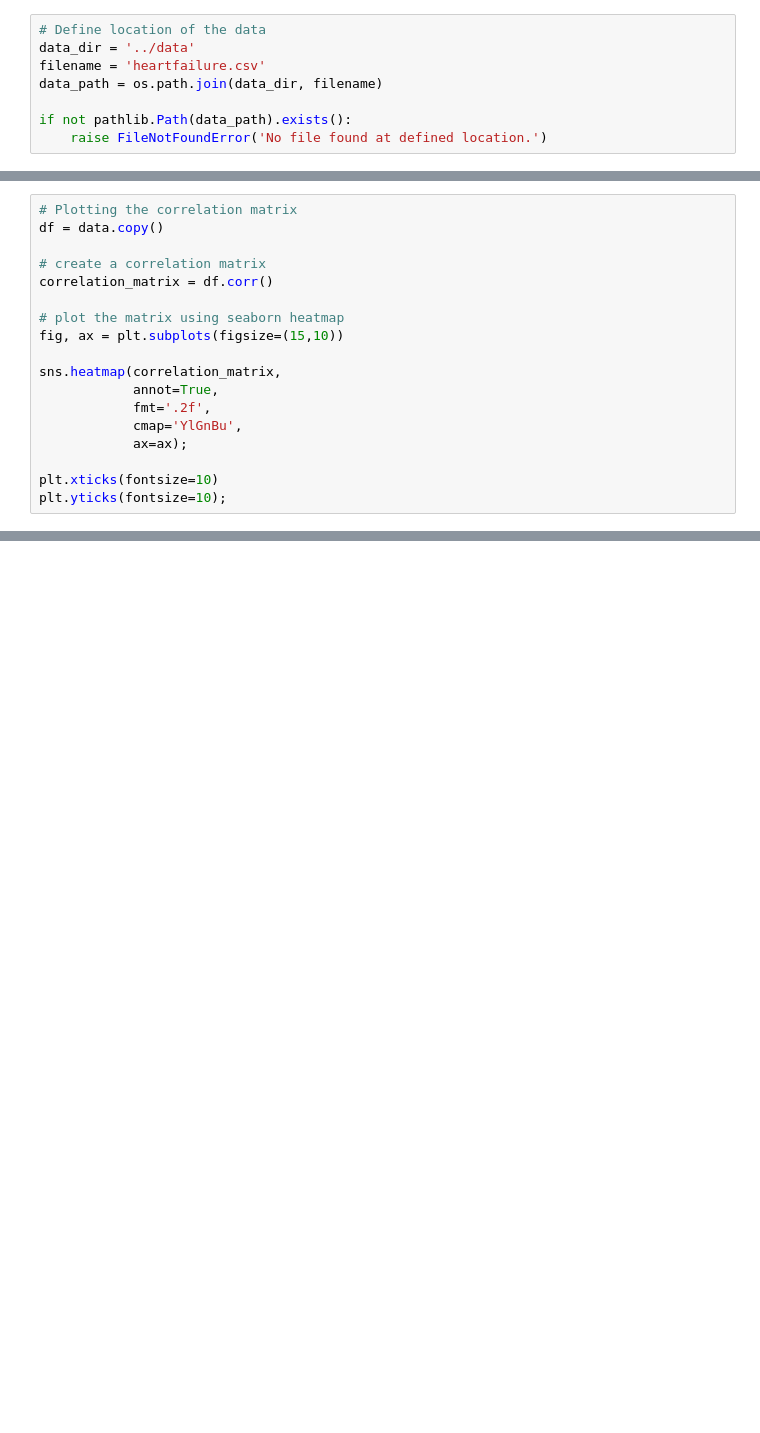
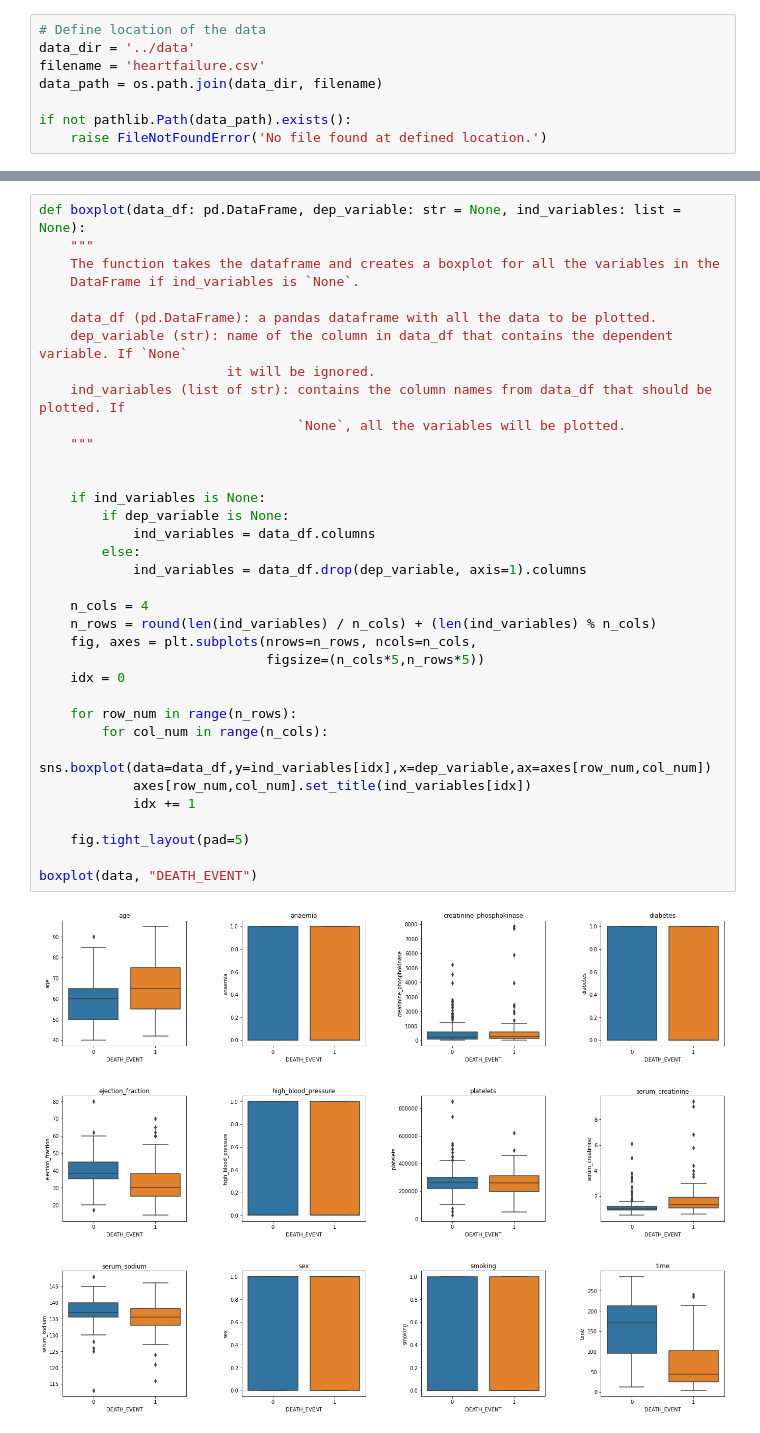
Before and after one commit to radroid/ml-algorithms-assignments, a Jupyter notebook: logistical_regression/notebook/Logistical Regression - Assignment 2.ipynb, the cells around one changed output, grey strips where cells are left out. Drawn from its saved outputs; the diff is of its cells as text; blank space fills up the shorter version.

```diff
--- a/logistical_regression/notebook/Logistical Regression - Assignment 2.ipynb
+++ b/logistical_regression/notebook/Logistical Regression - Assignment 2.ipynb
@@ -171,18 +157,0 @@ plt.yticks(fontsize=12);
-# %%
-# Plotting the correlation matrix
-df = data.copy()
-
-# create a correlation matrix
-correlation_matrix = df.corr()
-
-# plot the matrix using seaborn heatmap
-fig, ax = plt.subplots(figsize=(15,10))
-
-sns.heatmap(correlation_matrix,
-            annot=True,
-            fmt='.2f',
-            cmap='YlGnBu',
-            ax=ax);
-
-plt.xticks(fontsize=10)
-plt.yticks(fontsize=10);
@@ -190,0 +165,37 @@ plt.yticks(fontsize=10);
+# %%
+def boxplot(data_df: pd.DataFrame, dep_variable: str = None, ind_variables: list = None):
+    """
+    The function takes the dataframe and creates a boxplot for all the variables in the
+    DataFrame if ind_variables is `None`.
+
+    data_df (pd.DataFrame): a pandas dataframe with all the data to be plotted.
+    dep_variable (str): name of the column in data_df that contains the dependent variable. If `None`
+                        it will be ignored.
+    ind_variables (list of str): contains the column names from data_df that should be plotted. If
+                                 `None`, all the variables will be plotted.
+    """
+
+
+    if ind_variables is None:
+        if dep_variable is None:
+            ind_variables = data_df.columns
+        else:
+            ind_variables = data_df.drop(dep_variable, axis=1).columns
+
+    n_cols = 4
+    n_rows = round(len(ind_variables) / n_cols) + (len(ind_variables) % n_cols)
+    fig, axes = plt.subplots(nrows=n_rows, ncols=n_cols,
+                             figsize=(n_cols*5,n_rows*5))
+    idx = 0
+
+    for row_num in range(n_rows):
+        for col_num in range(n_cols):
+            sns.boxplot(data=data_df,y=ind_variables[idx],x=dep_variable,ax=axes[row_num,col_num])
+            axes[row_num,col_num].set_title(ind_variables[idx])
+            idx += 1
+
+    fig.tight_layout(pad=5)
+
+boxplot(data, "DEATH_EVENT")
+# %% [output]
+[figure, added]
```
Also changed, not shown: parts of 31 cells of this notebook.
